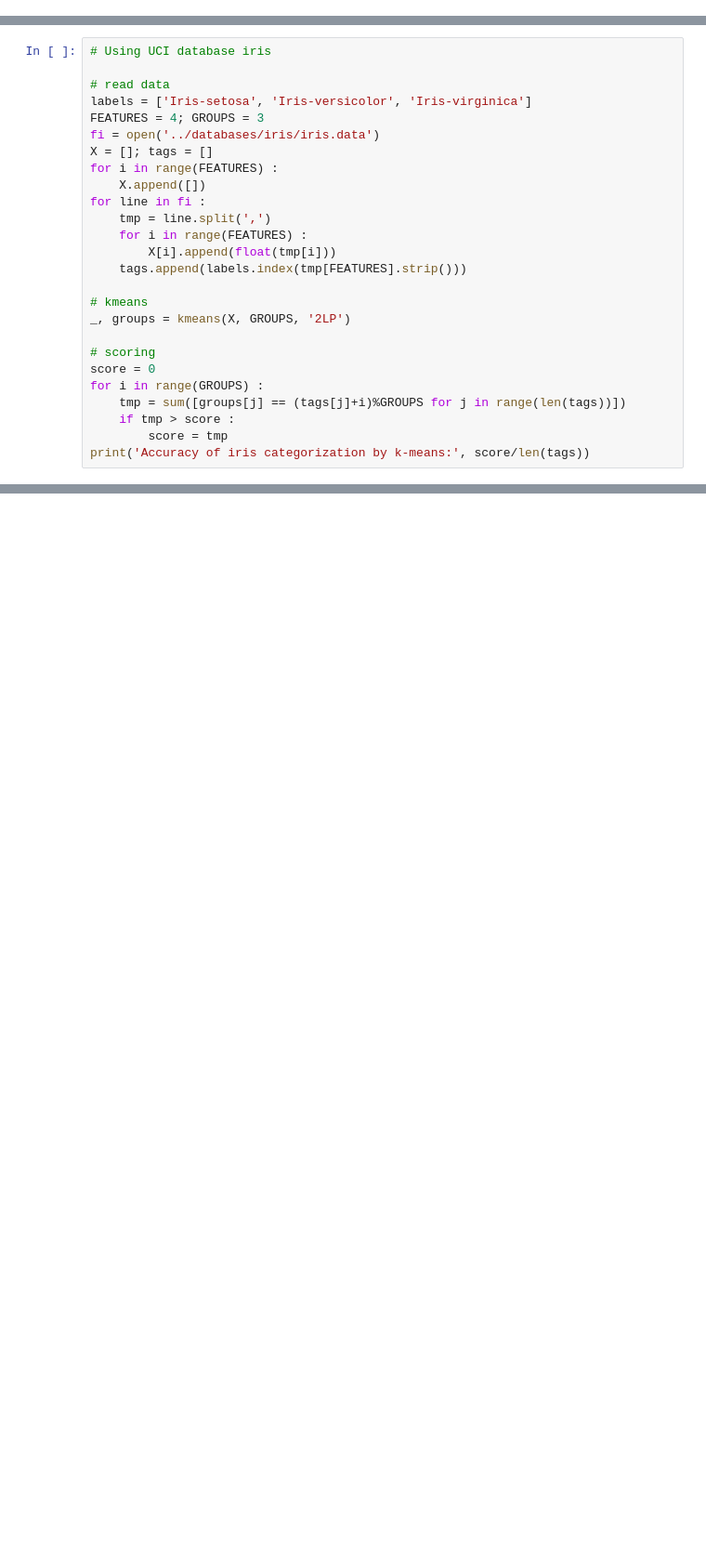
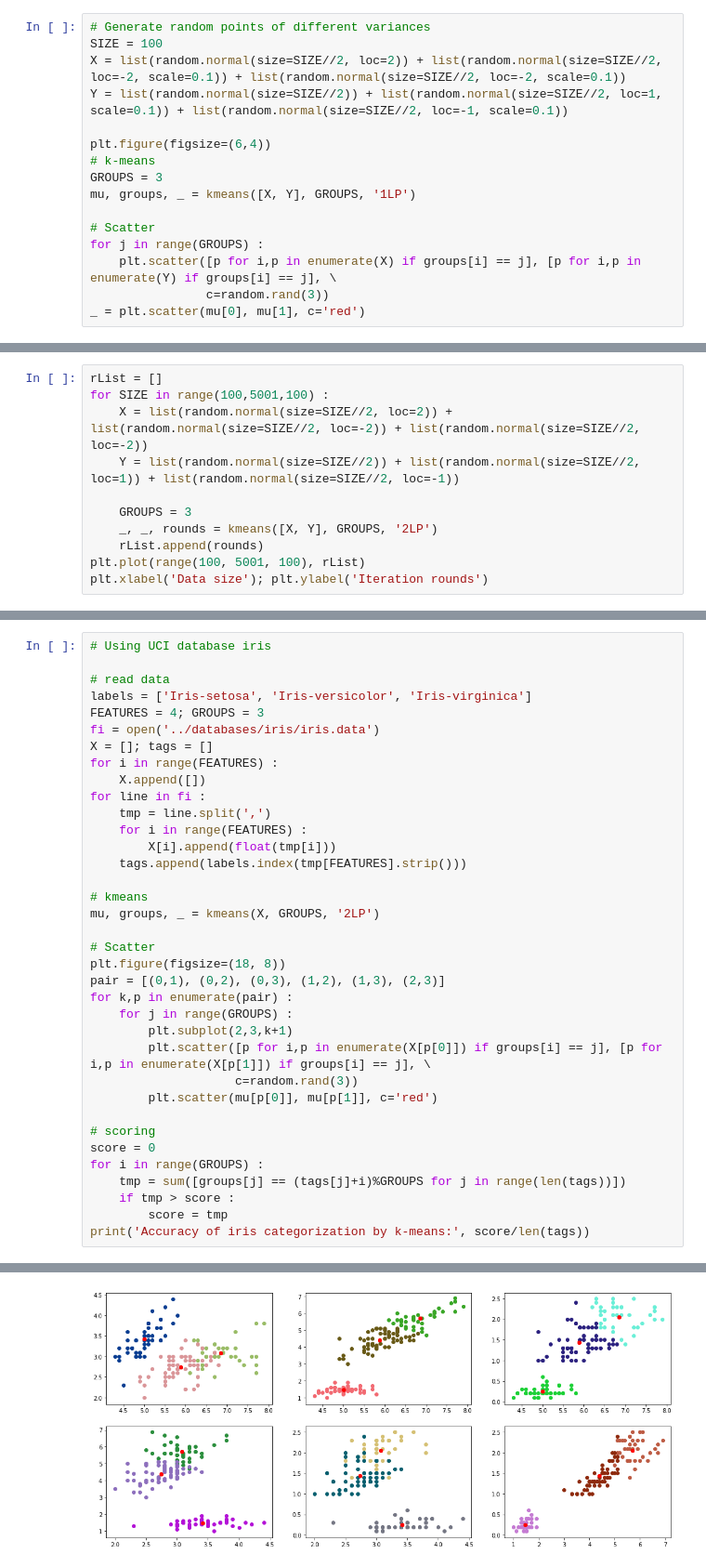
Before and after one commit to RainLiuX/machineLearning, a Jupyter notebook: kmeans/kmeans.ipynb, the cells around one changed output, grey strips where cells are left out. Shown at 93% size. Cells and saved outputs as stored; diff of their text form; blank space fills up the shorter version.

```diff
--- a/kmeans/kmeans.ipynb
+++ b/kmeans/kmeans.ipynb
@@ -56,0 +87,16 @@ _ = plt.scatter(miu[0], miu[1], c='red')
+# %%
+# Generate random points of different variances
+SIZE = 100
+X = list(random.normal(size=SIZE//2, loc=2)) + list(random.normal(size=SIZE//2, loc=-2, scale=0.1)) + list(random.normal(size=SIZE//2, loc=-2, scale=0.1))
+Y = list(random.normal(size=SIZE//2)) + list(random.normal(size=SIZE//2, loc=1, scale=0.1)) + list(random.normal(size=SIZE//2, loc=-1, scale=0.1))
+
+plt.figure(figsize=(6,4))
+# k-means
+GROUPS = 3
+mu, groups, _ = kmeans([X, Y], GROUPS, '1LP')
+
+# Scatter
+for j in range(GROUPS) :
+    plt.scatter([p for i,p in enumerate(X) if groups[i] == j], [p for i,p in enumerate(Y) if groups[i] == j], \
+                c=random.rand(3))
+_ = plt.scatter(mu[0], mu[1], c='red')
@@ -56,0 +111,11 @@ _ = plt.scatter(miu[0], miu[1], c='red')
+# %%
+rList = []
+for SIZE in range(100,5001,100) :
+    X = list(random.normal(size=SIZE//2, loc=2)) + list(random.normal(size=SIZE//2, loc=-2)) + list(random.normal(size=SIZE//2, loc=-2))
+    Y = list(random.normal(size=SIZE//2)) + list(random.normal(size=SIZE//2, loc=1)) + list(random.normal(size=SIZE//2, loc=-1))
+
+    GROUPS = 3
+    _, _, rounds = kmeans([X, Y], GROUPS, '2LP')
+    rList.append(rounds)
+plt.plot(range(100, 5001, 100), rList)
+plt.xlabel('Data size'); plt.ylabel('Iteration rounds')
@@ -71,7 +143,17 @@ for line in fi :
     tags.append(labels.index(tmp[FEATURES].strip()))
 
 # kmeans
-_, groups = kmeans(X, GROUPS, '2LP')
+mu, groups, _ = kmeans(X, GROUPS, '2LP')
+
+# Scatter
+plt.figure(figsize=(18, 8))
+pair = [(0,1), (0,2), (0,3), (1,2), (1,3), (2,3)]
+for k,p in enumerate(pair) :
+    for j in range(GROUPS) :
+        plt.subplot(2,3,k+1)
+        plt.scatter([p for i,p in enumerate(X[p[0]]) if groups[i] == j], [p for i,p in enumerate(X[p[1]]) if groups[i] == j], \
+                    c=random.rand(3))
+        plt.scatter(mu[p[0]], mu[p[1]], c='red')
 
 # scoring
 score = 0
@@ -84,0 +167 @@ Accuracy of iris categorization by k-means: 0.8933333333333333
+[figure, added]
```
Also changed, not shown: parts of 12 cells of this notebook, 40 other files.
